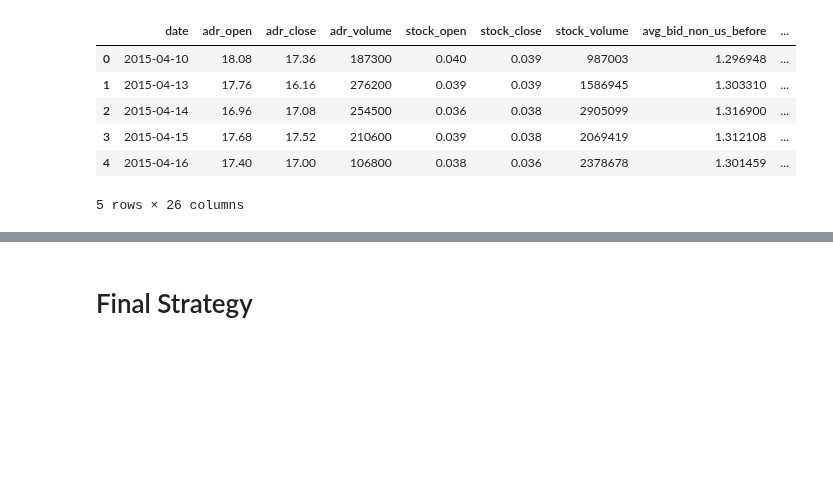
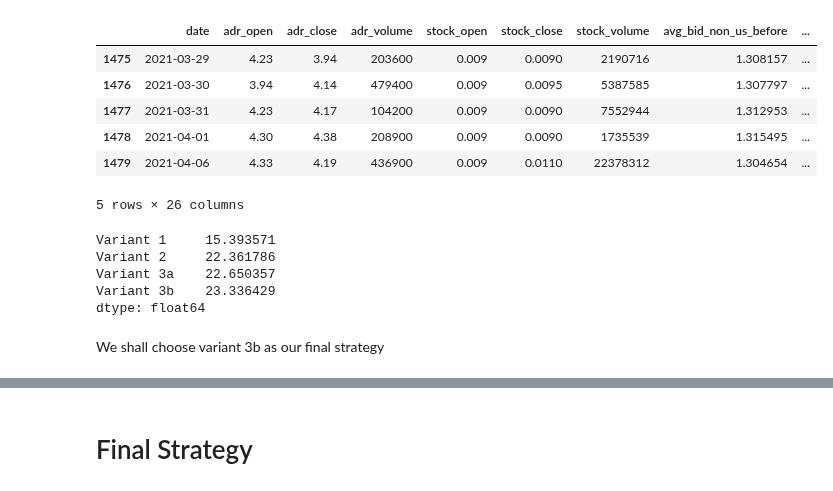
Before and after one commit to jh-lor/ADRPairsTrading, a Jupyter notebook: final_strategy_eric.ipynb, the cells around one changed output, grey strips where cells are left out. Saved outputs shown, nothing was run; the diff lists cells and outputs as text; code cells hidden in the pictures; blank space fills up the shorter version.

```diff
--- a/final_strategy_eric.ipynb
+++ b/final_strategy_eric.ipynb
@@ -22,29 +23,29 @@ for country in countries:
 # %%
 # date - date in local time
 # All dates are in local time: so in sequential order (for each row), it will go stock_open, stock_close, adr_open, adr_close
 # avg_bid_non_us_before - how much foreign currency we can buy with 1 USD, 1 minute before the Asian market opens
 # avg_ask_non_us_before - how much foreign currency we would need to sell for 1 USD, 1 minute before the Asian market opens
 # avg_non_us_before - average of avg_bid_non_us_before and avg_ask_non_us_before
 # avg_bid_non_us_at - how much foreign currency we can buy with 1 USD, when the Asian market opens
 # avg_ask_non_us_at - how much foreign currency we would need to sell for 1 USD, when the Asian market opens
 # avg_non_us_at - average of avg_bid_non_us_at and avg_ask_non_us_at
 # avg_bid_us_before - how much foreign currency we can buy with 1 USD, 1 minute before the US market opens
 # avg_ask_us_before - how much foreign currency we would need to sell for 1 USD, 1 minute before the US market opens
 # avg_us_before - average of avg_bid_us_before and avg_ask_us_before
 # avg_bid_us_at - how much foreign currency we can buy with 1 USD, when the US market opens
 # avg_ask_us_at - how much foreign currency we would need to sell for 1 USD, when the US market opens
 # avg_us_at - average of avg_bid_us_at and avg_ask_us_at
 # ir - foreign interest rate
 # stock_num_per_unit - how many stocks we would buy for 1 "unit" of trade
 # adr_num_per_unit - how many adr shares we would sell for 1 "unit" of trade
 
 merged_df = data_processing(*list_pairs[1], fx_dict)
-merged_df.head()
+merged_df.tail()
 # %% [output]
 |  | date | adr_open | adr_close | adr_volume | stock_open | stock_close | stock_volume | avg_bid_non_us_before | ... |
-| 0 | 2015-04-10 | 18.08 | 17.36 | 187300 | 0.040 | 0.039 | 987003 | 1.296948 | ... |
-| 1 | 2015-04-13 | 17.76 | 16.16 | 276200 | 0.039 | 0.039 | 1586945 | 1.303310 | ... |
-| 2 | 2015-04-14 | 16.96 | 17.08 | 254500 | 0.036 | 0.038 | 2905099 | 1.316900 | ... |
-| 3 | 2015-04-15 | 17.68 | 17.52 | 210600 | 0.039 | 0.038 | 2069419 | 1.312108 | ... |
-| 4 | 2015-04-16 | 17.40 | 17.00 | 106800 | 0.038 | 0.036 | 2378678 | 1.301459 | ... |
+| 1475 | 2021-03-29 | 4.23 | 3.94 | 203600 | 0.009 | 0.0090 | 2190716 | 1.308157 | ... |
+| 1476 | 2021-03-30 | 3.94 | 4.14 | 479400 | 0.009 | 0.0095 | 5387585 | 1.307797 | ... |
+| 1477 | 2021-03-31 | 4.23 | 4.17 | 104200 | 0.009 | 0.0090 | 7552944 | 1.312953 | ... |
+| 1478 | 2021-04-01 | 4.30 | 4.38 | 208900 | 0.009 | 0.0090 | 1735539 | 1.315495 | ... |
+| 1479 | 2021-04-06 | 4.33 | 4.19 | 436900 | 0.009 | 0.0110 | 22378312 | 1.304654 | ... |
 5 rows × 26 columns
@@ -55,0 +55,15 @@ list_pairs_jap = list_pairs[18:]
+# %%
+variant_df = pd.DataFrame()
+variants = ["1", "2", "3a", "3b"]
+for variant in variants:
+    variant_name = "Variant " + variant
+    variant_df[variant_name] = [float(x.split("Return: ")[1].split("%")[0]) for x in res if variant_name in x]
+variant_df.mean()
+# %% [output]
+Variant 1     15.393571
+Variant 2     22.361786
+Variant 3a    22.650357
+Variant 3b    23.336429
+dtype: float64
+# %% [markdown]
+We shall choose variant 3b as our final strategy
```
Also changed, not shown: parts of 17 cells of this notebook, 2 other files.
